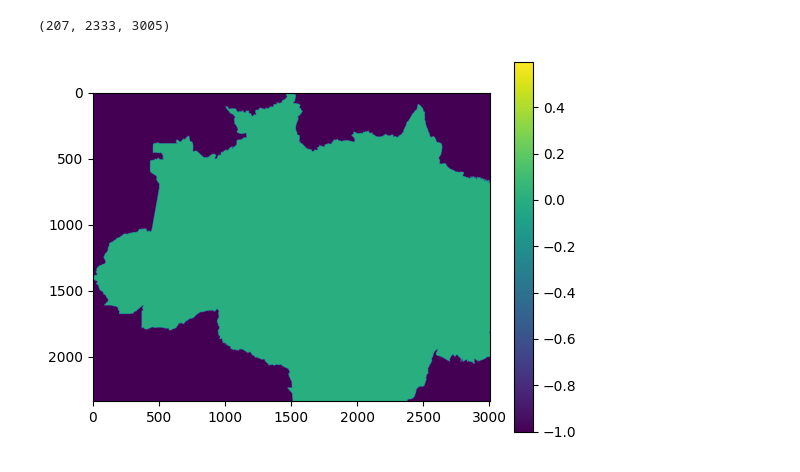
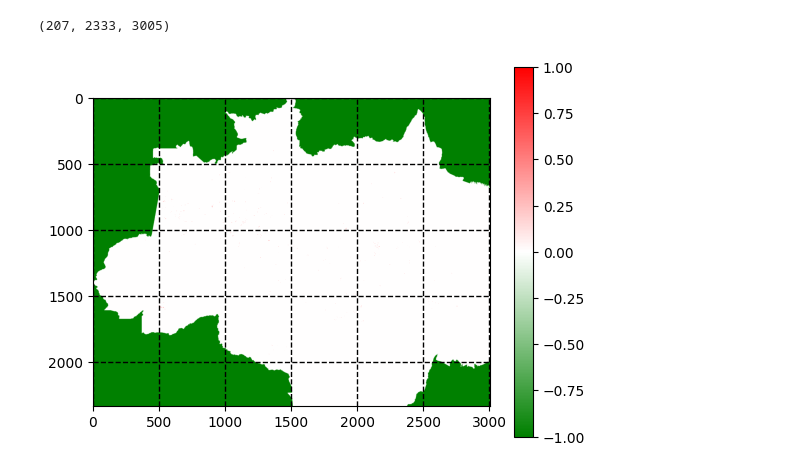
Before and after one commit to thimabru1010/AmazonDeforestation_Prediction, a Jupyter notebook: explore_INPE_IBAMA_data.ipynb, the cells around one changed output. Drawn from its saved outputs; the diff is of its cells as text; code cells hidden in the pictures.

```diff
--- a/explore_INPE_IBAMA_data.ipynb
+++ b/explore_INPE_IBAMA_data.ipynb
@@ -537,15 +537,20 @@ deter_img = load_tif_image('data/DETER/deter_increments_1km_1week.tif')
 print(deter_img.shape)
 
 mask = load_tif_image('data/IBAMA_INPE/1K/tiff_filled/mask.tif')
-deter_img_sample = deter_img[0]
-mask = mask[:deter_img_sample.shape[0], :deter_img_sample.shape[1]]
-
-deter_img_sample[mask == 0] = -1
+deter_img[deter_img > 0] = 1
 # %% [output]
 (207, 2333, 3005)
-# %%
-plt.imshow(deter_img_sample)
-plt.colorbar()
-plt.show()
-# %% [output]
-[figure, removed]
+# %%
+deter_img_sample = deter_img[190]
+mask = mask[:deter_img_sample.shape[0], :deter_img_sample.shape[1]]
+deter_img_sample[mask == 0] = -1
+
+# Create a colormap where 0 is mapped to white and 1 is mapped to red
+cmap = plt.cm.colors.LinearSegmentedColormap.from_list("", ["green", "white", "red"])
+
+plt.imshow(deter_img_sample, cmap=cmap, vmin=-1, vmax=1)
+plt.grid(True, color=(0, 0, 0, 0.1), linestyle='--', linewidth=1)  # Add grid
+plt.colorbar()
+plt.show()
+# %% [output]
+[figure, added]
```
Also changed, not shown: 6 other files.
